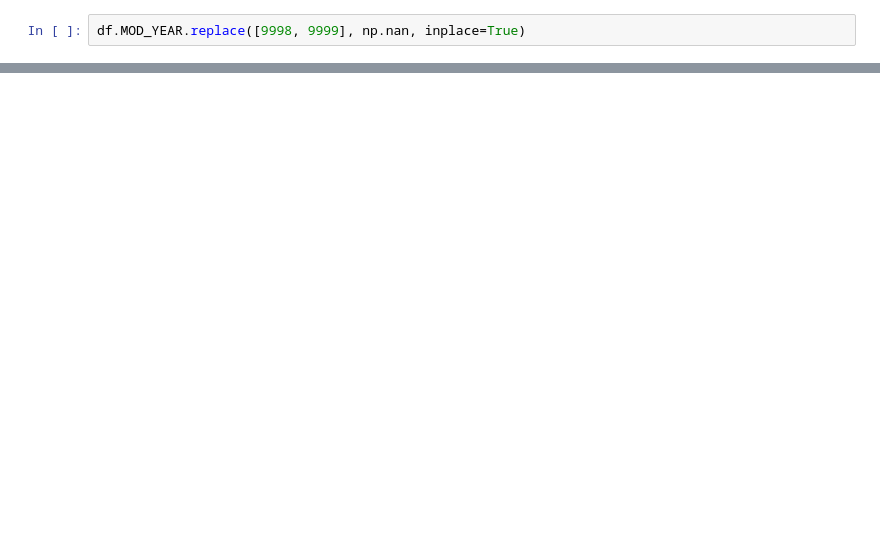
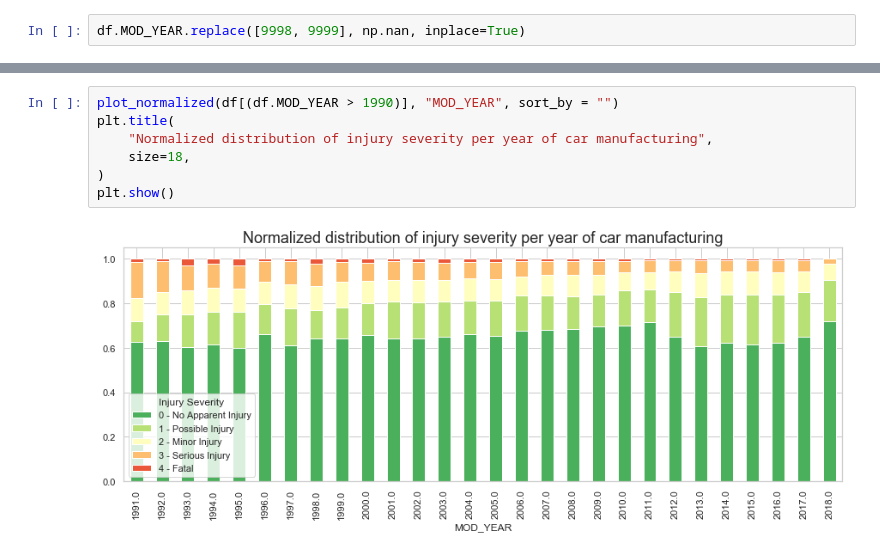
Before and after one commit to JuliaZozulia/vehicle_crashes, a Jupyter notebook: Crashes.ipynb, the cells around one changed output, grey strips where cells are left out. Drawn from its saved outputs; the diff is of its cells as text; blank space fills up the shorter version.

```diff
--- a/Crashes.ipynb
+++ b/Crashes.ipynb
@@ -366,0 +341,9 @@ plt.show()
+# %%
+plot_normalized(df[(df.MOD_YEAR > 1990)], "MOD_YEAR", sort_by = "")
+plt.title(
+    "Normalized distribution of injury severity per year of car manufacturing",
+    size=18,
+)
+plt.show()
+# %% [output]
+[figure, added]
```
Also changed, not shown: parts of 73 cells of this notebook.
